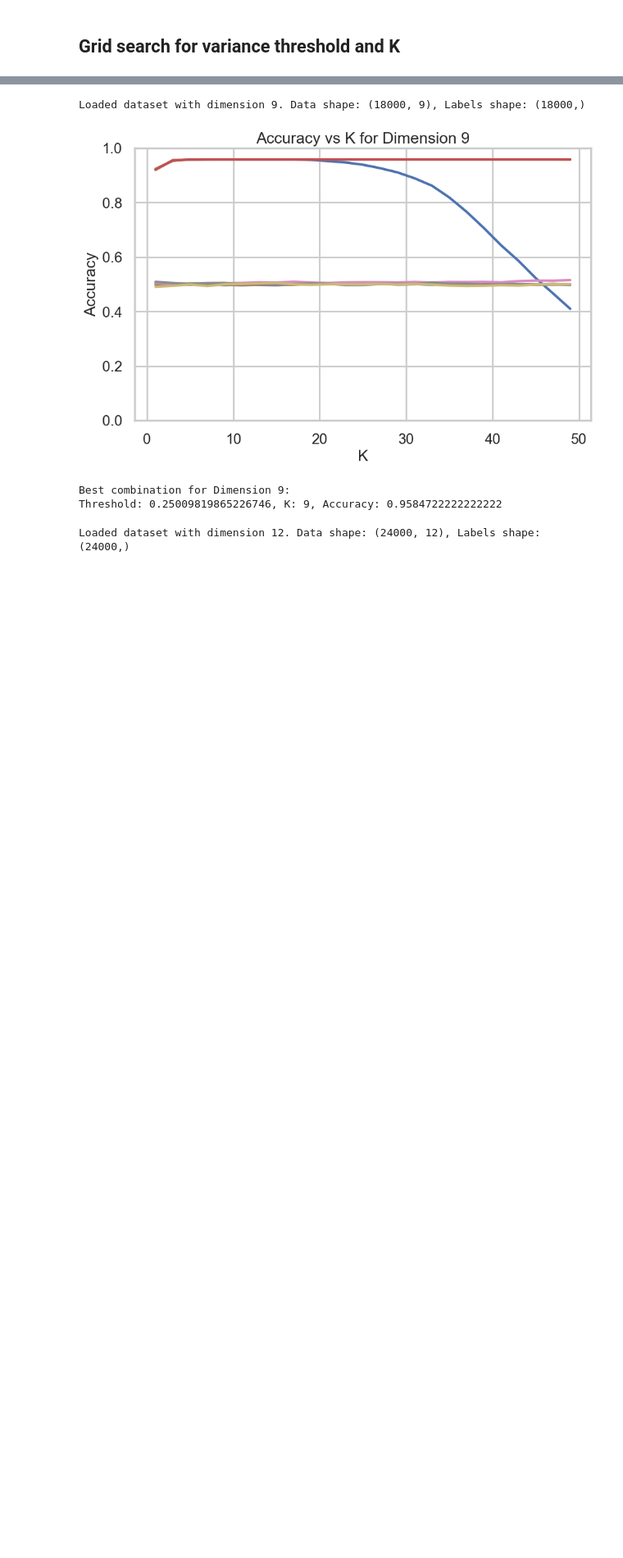
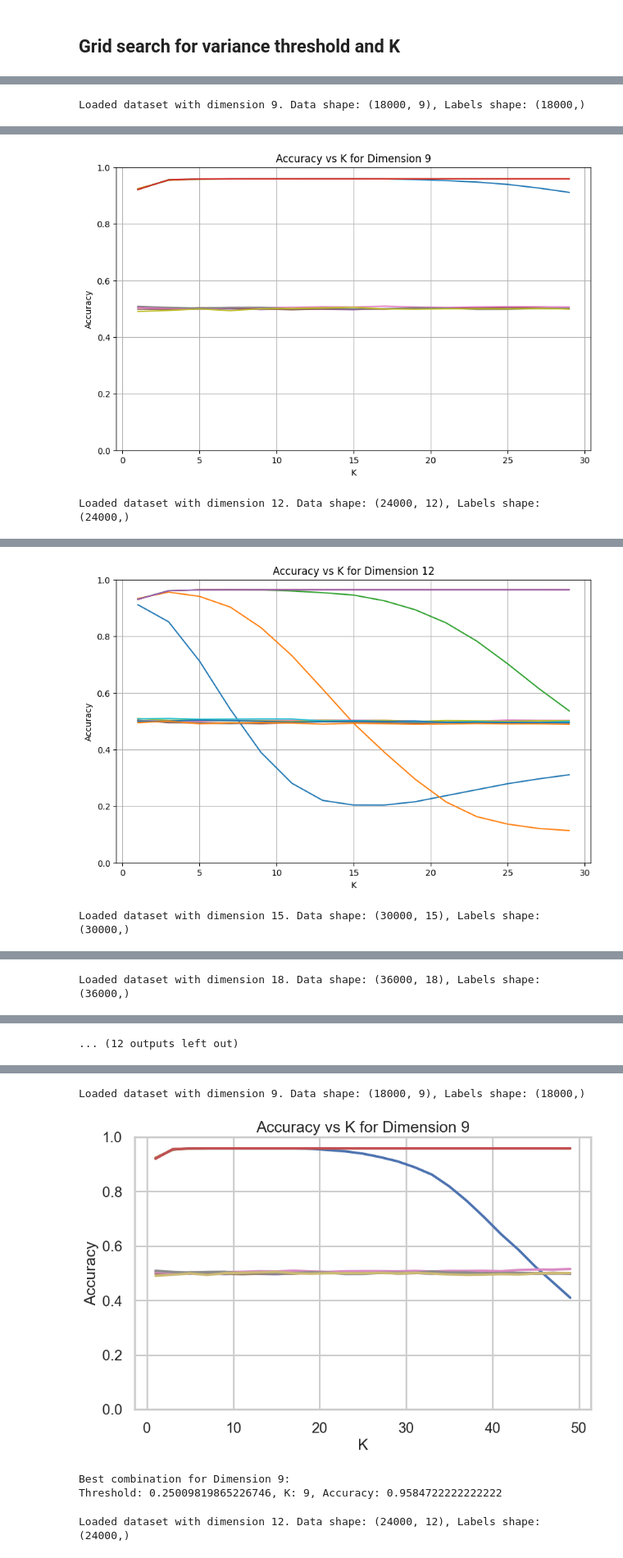
Before and after one commit to Daniel4078/COMP70015-MML-coursework, a Jupyter notebook: Knn.ipynb, the cells around one changed output, grey strips where cells are left out. Shown at 82% size. Cells and saved outputs as stored; diff of their text form; code cells hidden in the pictures; blank space fills up the shorter version.

```diff
--- a/Knn.ipynb
+++ b/Knn.ipynb
@@ -173,10 +268,10 @@ def preprocess_data(data, variance_threshold):
     variances = np.var(data, axis=0)
     return data[:, variances >= variance_threshold]
 # %%
-@track_emissions(project_name="KNNvariance")
+# @track_emissions(project_name="KNNvariance")
 def perform_grid_search(dim, k_range):
     data, labels = load_data_by_dimension(dim)
-    thresholds = list(np.sort(np.var(data, axis=0)))
+    thresholds = list(np.unique(np.sort(np.var(data, axis=0))))
     accuracies = {t: [] for t in thresholds}
     best_acc = 0
     best_params = {}
@@ -205,4 +300,4 @@ def perform_grid_search(dim, k_range):
     plt.show()
     return best_params, best_acc
 # %%
-k_range = range(1, 50, 2)
+k_range = range(1, 30, 2)
@@ -208,0 +306,16 @@ k_range = range(1, 50, 2)
+# %%
+dimensions = [9, 12, 15, 18, 24, 30, 45]
+best_parameters = []
+best_accuracies = []
+
+tracker = EmissionsTracker()
+tracker.start()
+for i in dimensions:
+    best_params,best_acc = perform_grid_search(i,k_range)
+    best_parameters.append(best_params)
+    best_accuracies.append(best_acc)
+
+emissions = tracker.stop()
+
+print(f"Params: {best_parameters}\tAccuracies: {best_accuracies}")
+# %% [output]
@@ -208,0 +340 @@ k_range = range(1, 50, 2)
+Loaded dataset with dimension 9. Data shape: (18000, 9), Labels shape: (18000,)
@@ -208,0 +353,2 @@ k_range = range(1, 50, 2)
+[figure, added]
+Loaded dataset with dimension 12. Data shape: (24000, 12), Labels shape: (24000,)
@@ -208,0 +372,2 @@ k_range = range(1, 50, 2)
+[figure, added]
+Loaded dataset with dimension 15. Data shape: (30000, 15), Labels shape: (30000,)
@@ -208,0 +392 @@ k_range = range(1, 50, 2)
+Loaded dataset with dimension 18. Data shape: (36000, 18), Labels shape: (36000,)
@@ -208,0 +410 @@ k_range = range(1, 50, 2)
+... (12 outputs left out)
```
Also changed, not shown: parts of 10 cells of this notebook, 3 other files.
